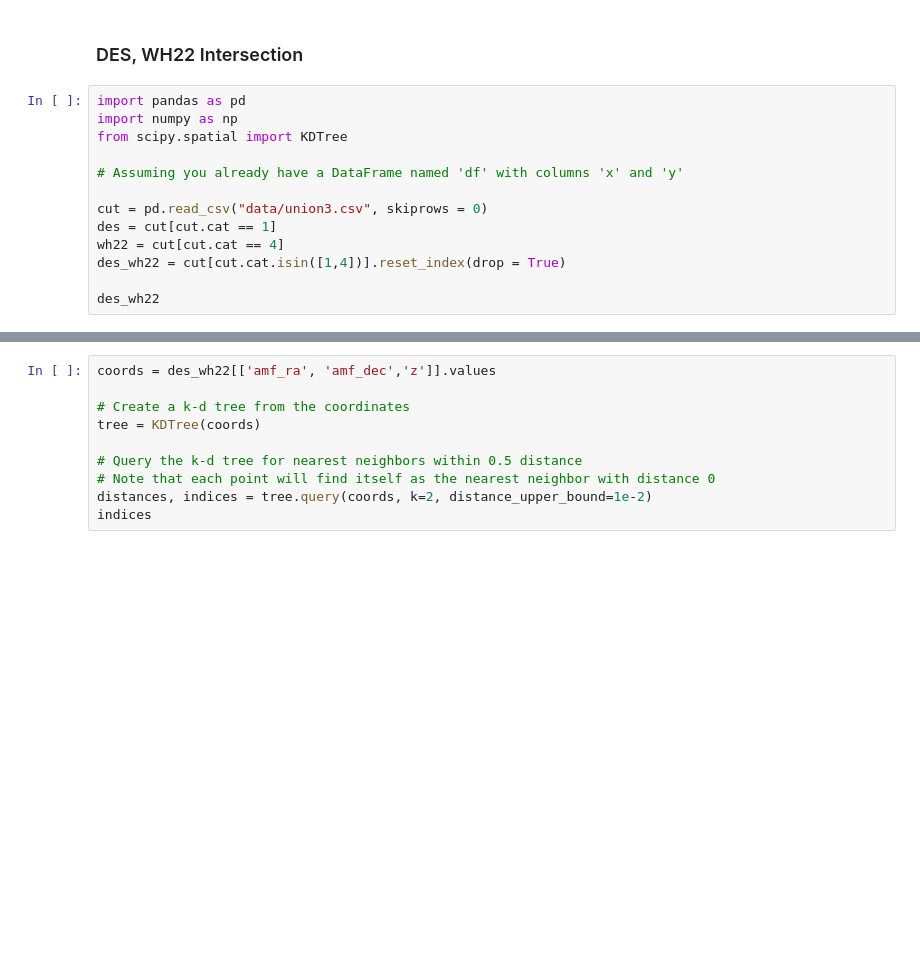
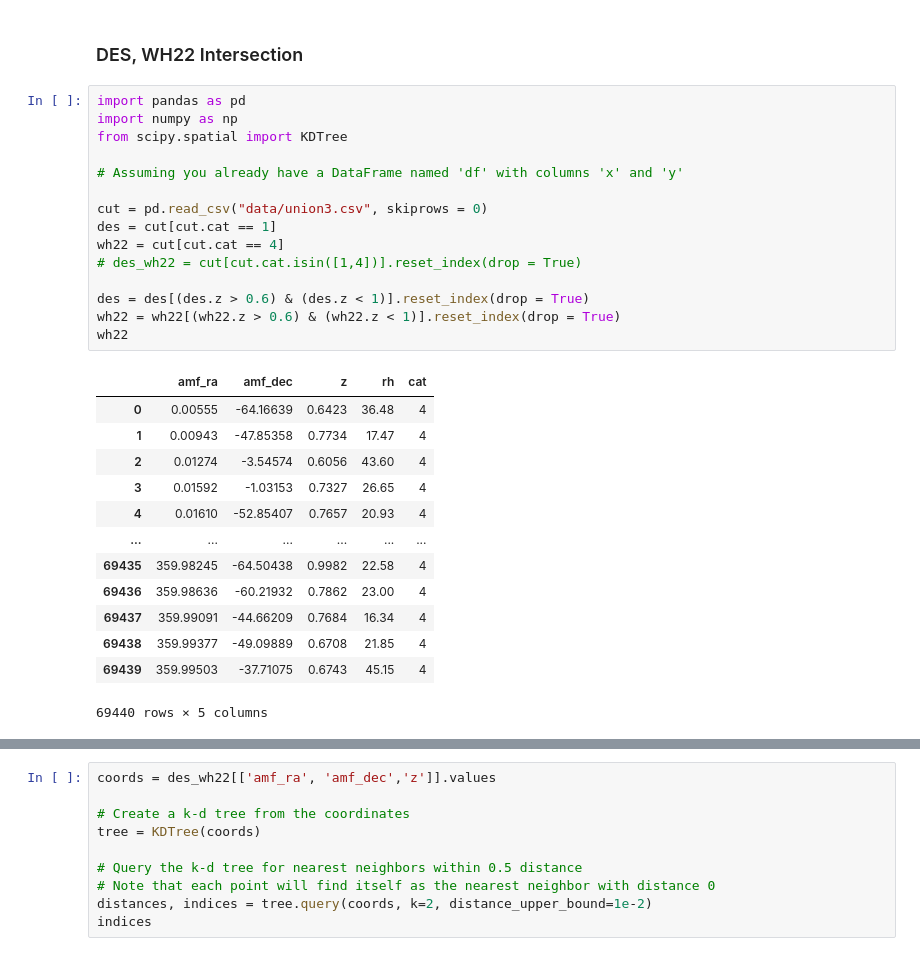
Before and after one commit to dchanda2002/MLCosmo, a Jupyter notebook: 1A_make_cluster_locs.ipynb, the cells around one changed output, grey strips where cells are left out. Cells and saved outputs as stored; diff of their text form; blank space fills up the shorter version.

```diff
--- a/1A_make_cluster_locs.ipynb
+++ b/1A_make_cluster_locs.ipynb
@@ -84,13 +84,29 @@ union
 # %%
 import pandas as pd
 import numpy as np
 from scipy.spatial import KDTree
 
 # Assuming you already have a DataFrame named 'df' with columns 'x' and 'y'
 
 cut = pd.read_csv("data/union3.csv", skiprows = 0)
 des = cut[cut.cat == 1]
 wh22 = cut[cut.cat == 4]
-des_wh22 = cut[cut.cat.isin([1,4])].reset_index(drop = True)
+# des_wh22 = cut[cut.cat.isin([1,4])].reset_index(drop = True)
 
-des_wh22
+des = des[(des.z > 0.6) & (des.z < 1)].reset_index(drop = True)
+wh22 = wh22[(wh22.z > 0.6) & (wh22.z < 1)].reset_index(drop = True)
+wh22
+# %% [output]
+|  | amf_ra | amf_dec | z | rh | cat |
+| 0 | 0.00555 | -64.16639 | 0.6423 | 36.48 | 4 |
+| 1 | 0.00943 | -47.85358 | 0.7734 | 17.47 | 4 |
+| 2 | 0.01274 | -3.54574 | 0.6056 | 43.60 | 4 |
+| 3 | 0.01592 | -1.03153 | 0.7327 | 26.65 | 4 |
+| 4 | 0.01610 | -52.85407 | 0.7657 | 20.93 | 4 |
+| ... | ... | ... | ... | ... | ... |
+| 69435 | 359.98245 | -64.50438 | 0.9982 | 22.58 | 4 |
+| 69436 | 359.98636 | -60.21932 | 0.7862 | 23.00 | 4 |
+| 69437 | 359.99091 | -44.66209 | 0.7684 | 16.34 | 4 |
+| 69438 | 359.99377 | -49.09889 | 0.6708 | 21.85 | 4 |
+| 69439 | 359.99503 | -37.71075 | 0.6743 | 45.15 | 4 |
+69440 rows × 5 columns
```
Also changed, not shown: parts of 12 cells of this notebook, 1 other file.
